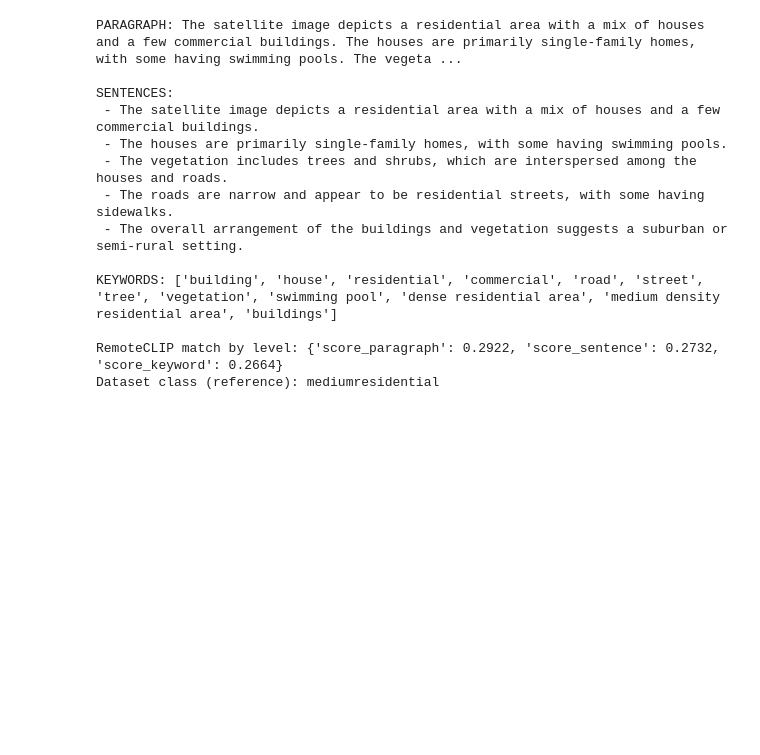
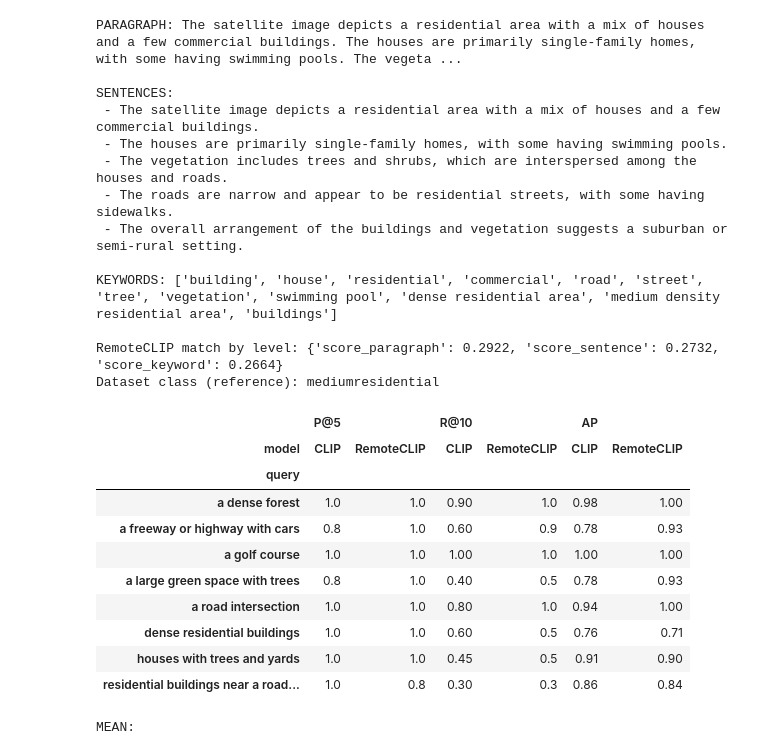
Before and after one commit to vikramsimha2510/VLM, a Jupyter notebook: NITPY.ipynb, the cells around one changed output. Cells and saved outputs as stored; diff of their text form; code cells hidden in the pictures; blank space fills up the shorter version.

```diff
--- a/NITPY.ipynb
+++ b/NITPY.ipynb
@@ -800,3 +626,83 @@ KEYWORDS: ['building', 'house', 'residential', 'commercial', 'road', 'street', '
 
 RemoteCLIP match by level: {'score_paragraph': 0.2922, 'score_sentence': 0.2732, 'score_keyword': 0.2664}
 Dataset class (reference): mediumresidential
+# %%
+import numpy as np, torch, matplotlib.pyplot as plt
+from PIL import Image
+
+sat_paths = sorted(p for p in DATA_ROOT.rglob("*") if p.suffix.lower() in EXTS and "Satellite" in p.parts)
+sat_imgs  = [Image.open(p).convert("RGB") for p in sat_paths]
+cats      = np.array([p.name.rsplit("_", 1)[0] for p in sat_paths])
+
+ENC = {"RemoteCLIP": (rc_model, rc_preprocess, rc_tokenizer),
+       "CLIP":       (clip_model, clip_preprocess, clip_tokenizer)}
+
+def emb_images(imgs, model, preprocess, bs=16):
+    out = []
+    with torch.no_grad():
+        for i in range(0, len(imgs), bs):
+            x = torch.stack([preprocess(im) for im in imgs[i:i+bs]]).to(device)
+            f = model.encode_image(x); f = f / f.norm(dim=-1, keepdim=True)
+            out.append(f.float().cpu().numpy())
+    return np.concatenate(out)
+
+def emb_text(texts, model, tokenizer):
+    with torch.no_grad():
+        f = model.encode_text(tokenizer(texts).to(device)); f = f / f.norm(dim=-1, keepdim=True)
+    return f.float().cpu().numpy()
+
+GAL = {name: emb_images(sat_imgs, m, pre) for name, (m, pre, _) in ENC.items()}   # embed once
+
+def search(query, model_name="RemoteCLIP", k=5, show=True):
+    m, _, tok = ENC[model_name]
+    sims = GAL[model_name] @ emb_text([query], m, tok)[0]
+    idx = np.argsort(-sims)[:k]
+    if show:
+        fig, axes = plt.subplots(1, k, figsize=(3 * k, 3.4))
+        for ax, i in zip(axes, idx):
+            ax.imshow(sat_imgs[i]); ax.axis("off")
+            ax.set_title(f"{sat_paths[i].stem}\n{sims[i]:.3f}", fontsize=8)
+        fig.suptitle(f'[{model_name}] "{query}"'); plt.show()
+    return idx, sims
+
+# ---- demo ----
+for mn in ENC:
+    search("residential buildings near a road network", mn)
+
+# ---- evaluation: relevant = images from these classes (EDIT/verify these by hand) ----
+QUERIES = {
+    "dense residential buildings":                ["denseresidential"],
+    "houses with trees and yards":                ["mediumresidential", "denseresidential"],
+    "a road intersection":                        ["intersection"],
+    "a freeway or highway with cars":             ["freeway"],
+    "a large green space with trees":             ["forest", "golfcourse"],
+    "a golf course":                              ["golfcourse"],
+    "a dense forest":                             ["forest"],
+    "residential buildings near a road network":  ["denseresidential", "mediumresidential", "intersection"],
+}
+rows = []
+for q, rel_classes in QUERIES.items():
+    rel = np.isin(cats, rel_classes)
+    for mn in ENC:
+        _, sims = search(q, mn, show=False)
+        hits = rel[np.argsort(-sims)]
+        rows.append({"query": q, "model": mn, "P@5": hits[:5].mean(),
+                     "R@10": hits[:10].sum() / rel.sum(),
+                     "AP": np.mean([hits[:i + 1].mean() for i in np.where(hits)[0]])})
+res = pd.DataFrame(rows)
+display(res.pivot(index="query", columns="model", values=["P@5", "R@10", "AP"]).round(2))
+print("\nMEAN:"); display(res.groupby("model")[["P@5", "R@10", "AP"]].mean().round(3))
+res.to_csv(OUT / "text_query_retrieval.csv", index=False)
+# %% [output]
+|  | P@5 |  | R@10 |  | AP |  |
+| model | CLIP | RemoteCLIP | CLIP | RemoteCLIP | CLIP | RemoteCLIP |
+| query |  |  |  |  |  |  |
+| a dense forest | 1.0 | 1.0 | 0.90 | 1.0 | 0.98 | 1.00 |
+| a freeway or highway with cars | 0.8 | 1.0 | 0.60 | 0.9 | 0.78 | 0.93 |
+| a golf course | 1.0 | 1.0 | 1.00 | 1.0 | 1.00 | 1.00 |
+| a large green space with trees | 0.8 | 1.0 | 0.40 | 0.5 | 0.78 | 0.93 |
+| a road intersection | 1.0 | 1.0 | 0.80 | 1.0 | 0.94 | 1.00 |
+| dense residential buildings | 1.0 | 1.0 | 0.60 | 0.5 | 0.76 | 0.71 |
+| houses with trees and yards | 1.0 | 1.0 | 0.45 | 0.5 | 0.91 | 0.90 |
+| residential buildings near a road... | 1.0 | 0.8 | 0.30 | 0.3 | 0.86 | 0.84 |
+MEAN:
```
Also changed, not shown: parts of 10 cells of this notebook.
